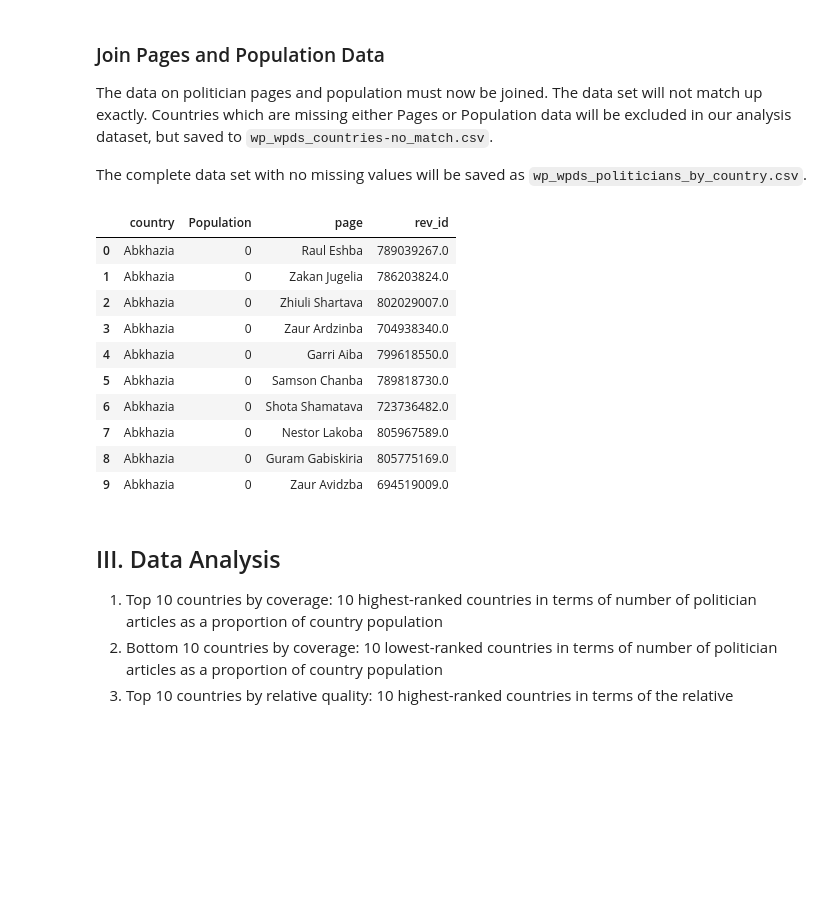
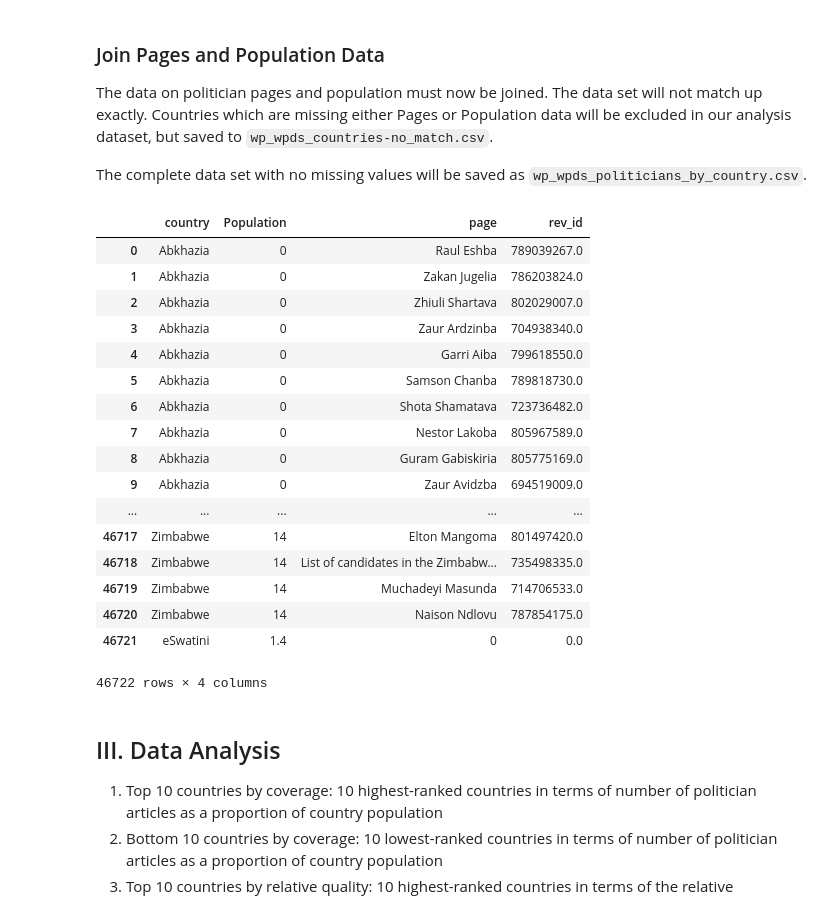
Before and after one commit to lheintz/DATA512, a Jupyter notebook: data-512-a2/src/hcds-a2-bias.ipynb, the cells around one changed output. Cells and saved outputs as stored; diff of their text form; code cells hidden in the pictures; blank space fills up the shorter version.

```diff
--- a/data-512-a2/src/hcds-a2-bias.ipynb
+++ b/data-512-a2/src/hcds-a2-bias.ipynb
@@ -122,19 +193,26 @@ The complete data set with no missing values will be saved as `wp_wpds_politicia
 # %%
 # Merge columns by the country name, do an outer join
 allData = pd.merge(popData, polData, how = "outer", on="country")
 
 # Clean data by sorting, filling NAs with zero, and reseting the index
 allData = allData.sort_values(by=['country']).fillna(0).reset_index(drop=True)
-allData.head(10)
+allData
 # %% [output]
 |  | country | Population | page | rev_id |
 | 0 | Abkhazia | 0 | Raul Eshba | 789039267.0 |
 | 1 | Abkhazia | 0 | Zakan Jugelia | 786203824.0 |
 | 2 | Abkhazia | 0 | Zhiuli Shartava | 802029007.0 |
 | 3 | Abkhazia | 0 | Zaur Ardzinba | 704938340.0 |
 | 4 | Abkhazia | 0 | Garri Aiba | 799618550.0 |
 | 5 | Abkhazia | 0 | Samson Chanba | 789818730.0 |
 | 6 | Abkhazia | 0 | Shota Shamatava | 723736482.0 |
 | 7 | Abkhazia | 0 | Nestor Lakoba | 805967589.0 |
 | 8 | Abkhazia | 0 | Guram Gabiskiria | 805775169.0 |
 | 9 | Abkhazia | 0 | Zaur Avidzba | 694519009.0 |
+| ... | ... | ... | ... | ... |
+| 46717 | Zimbabwe | 14 | Elton Mangoma | 801497420.0 |
+| 46718 | Zimbabwe | 14 | List of candidates in the Zimbabw... | 735498335.0 |
+| 46719 | Zimbabwe | 14 | Muchadeyi Masunda | 714706533.0 |
+| 46720 | Zimbabwe | 14 | Naison Ndlovu | 787854175.0 |
+| 46721 | eSwatini | 1.4 | 0 | 0.0 |
+46722 rows × 4 columns
```
Also changed, not shown: parts of 8 cells of this notebook, 19 other files.
